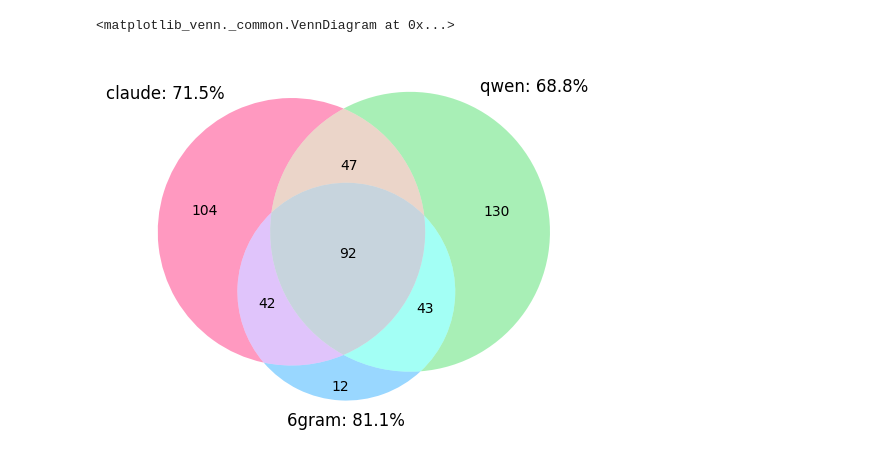
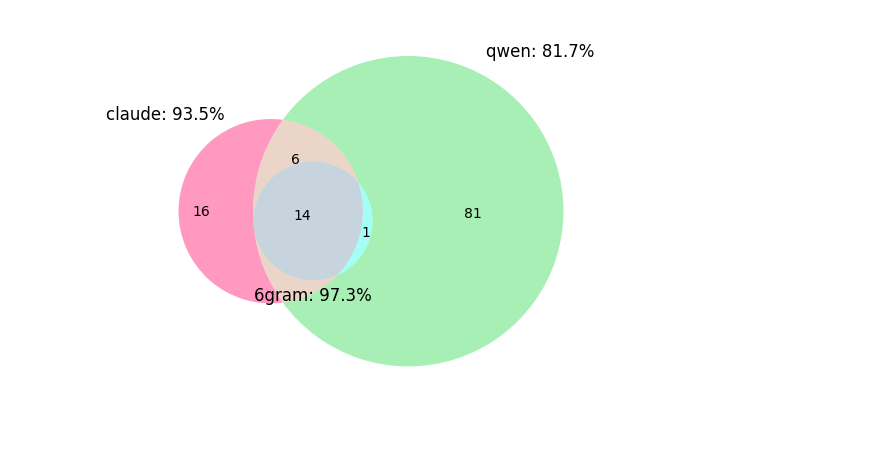
Before and after one commit to kavigupta/evallm, a Jupyter notebook: notebooks/illustrative-example.ipynb, the cells around one changed output. Cells and saved outputs as stored; diff of their text form; code cells hidden in the pictures.

```diff
--- a/notebooks/illustrative-example.ipynb
+++ b/notebooks/illustrative-example.ipynb
@@ -86,4 +86,8 @@ transducer_masks = {
     "qwen": res_qwen.accuracy_each,
     "6gram": compute_ngram_each(res_qwen)[:, 6 - 2],
 }
+# %%
+trivial_cases = (res_claude.inputs_packed[:, -1] == 0) | (
+    res_claude.outputs_packed[:, -2] == 1
+)
 # %%
@@ -93,9 +97,4 @@ red = "#ff0062"
 # %%
-venn3(
-    subsets=[set(np.where(x == 0)[0]) for x in transducer_masks.values()],
-    set_labels=[f"{k}: {v.mean():.1%}" for k, v in transducer_masks.items()],
-    set_colors=(red, green, blue),
-)
+plot_errors({k: v[trivial_cases] for k, v in transducer_masks.items()})
 # %% [output]
-<matplotlib_venn._common.VennDiagram at 0x...>
-[figure, old version]
+[figure, new version]
```
Also changed, not shown: parts of 7 cells of this notebook, 4 other files.
